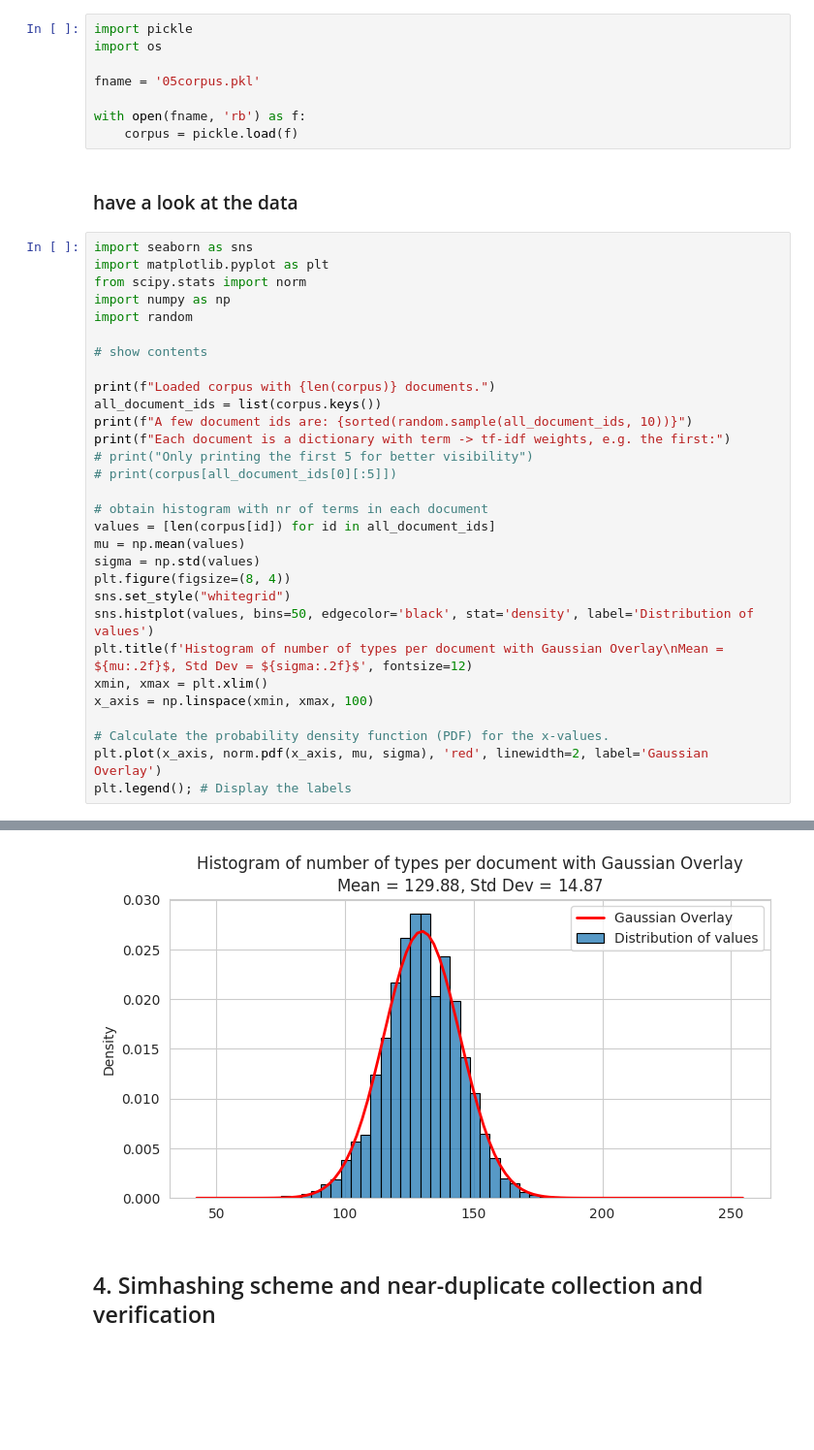
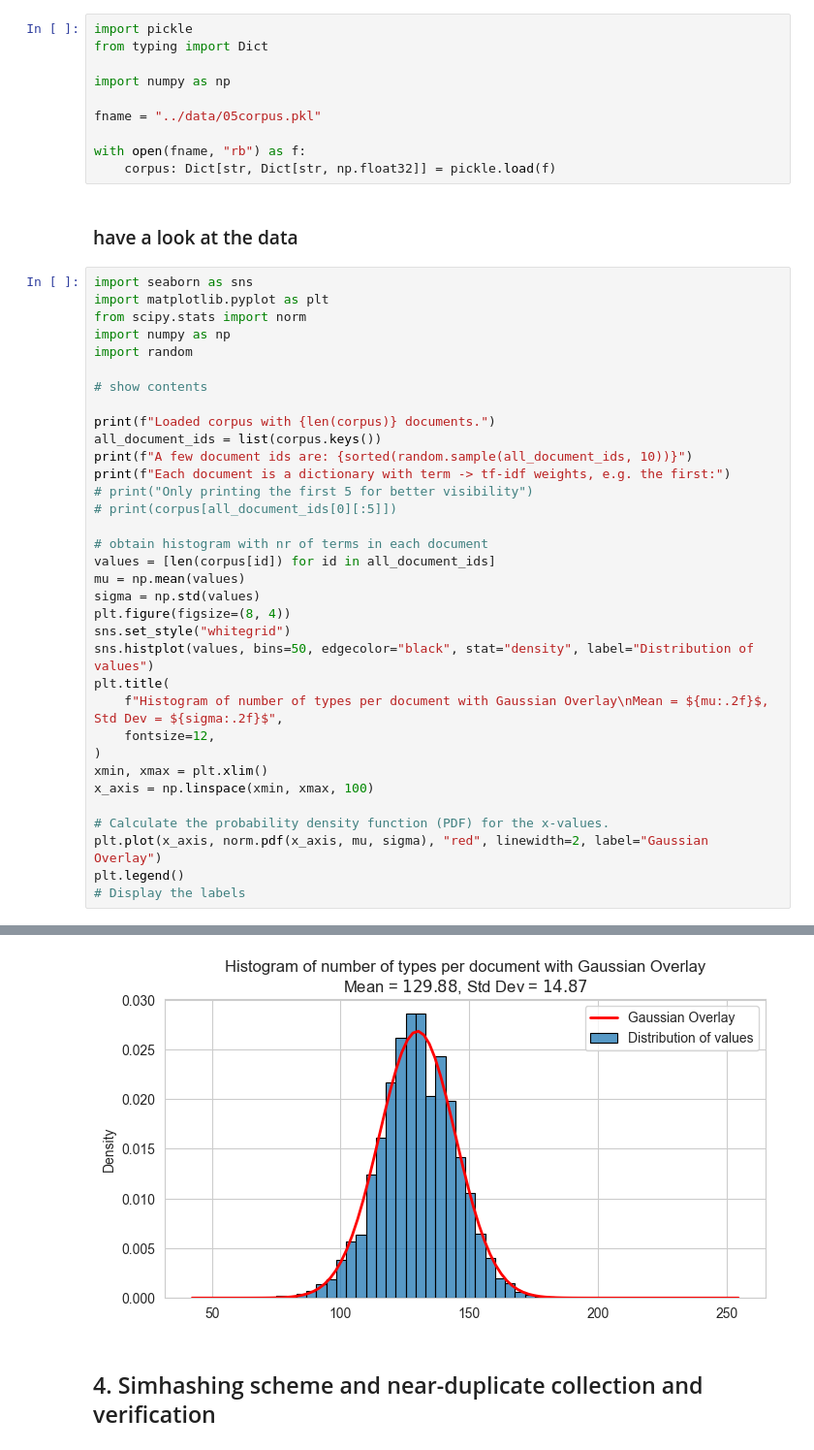
Before and after one commit to AimbotParce/MDS-IRRS-Lab6, a Jupyter notebook: notebooks/duplicate-detection-sovled.ipynb, the cells around one changed output, grey strips where cells are left out. Shown at 97% size. Saved outputs shown, nothing was run; the diff lists cells and outputs as text; blank space fills up the shorter version.

```diff
--- a/notebooks/duplicate-detection-sovled.ipynb
+++ b/notebooks/duplicate-detection-sovled.ipynb
@@ -116,12 +134,14 @@ This is so that further code does not need to check for tf-idf weights against e
 Please download the corpus data from https://www.cs.upc.edu/~caim/05corpus.pkl and run the following cells to access the data.
 # %%
 import pickle
-import os
+from typing import Dict
 
-fname = '05corpus.pkl'
+import numpy as np
 
-with open(fname, 'rb') as f:
-    corpus = pickle.load(f)
+fname = "../data/05corpus.pkl"
+
+with open(fname, "rb") as f:
+    corpus: Dict[str, Dict[str, np.float32]] = pickle.load(f)
 # %% [markdown]
 ### have a look at the data
 # %%
@@ -146,13 +166,17 @@ mu = np.mean(values)
 sigma = np.std(values)
 plt.figure(figsize=(8, 4))
 sns.set_style("whitegrid")
-sns.histplot(values, bins=50, edgecolor='black', stat='density', label='Distribution of values')
-plt.title(f'Histogram of number of types per document with Gaussian Overlay\nMean = ${mu:.2f}$, Std Dev = ${sigma:.2f}$', fontsize=12)
+sns.histplot(values, bins=50, edgecolor="black", stat="density", label="Distribution of values")
+plt.title(
+    f"Histogram of number of types per document with Gaussian Overlay\nMean = ${mu:.2f}$, Std Dev = ${sigma:.2f}$",
+    fontsize=12,
+)
 xmin, xmax = plt.xlim()
 x_axis = np.linspace(xmin, xmax, 100)
 
 # Calculate the probability density function (PDF) for the x-values.
-plt.plot(x_axis, norm.pdf(x_axis, mu, sigma), 'red', linewidth=2, label='Gaussian Overlay')
-plt.legend(); # Display the labels
+plt.plot(x_axis, norm.pdf(x_axis, mu, sigma), "red", linewidth=2, label="Gaussian Overlay")
+plt.legend()
+# Display the labels
 # %% [output]
 Loaded corpus with 58102 documents.
@@ -161,4 +186,4 @@ Each document is a dictionary with term -> tf-idf weights, e.g. the first:
-[figure, old version]
+[figure, new version]
 # %% [markdown]
 ## 4. Simhashing scheme and near-duplicate collection and verification
 # %% [markdown]
```
Also changed, not shown: parts of 10 cells of this notebook, 6 other files.
